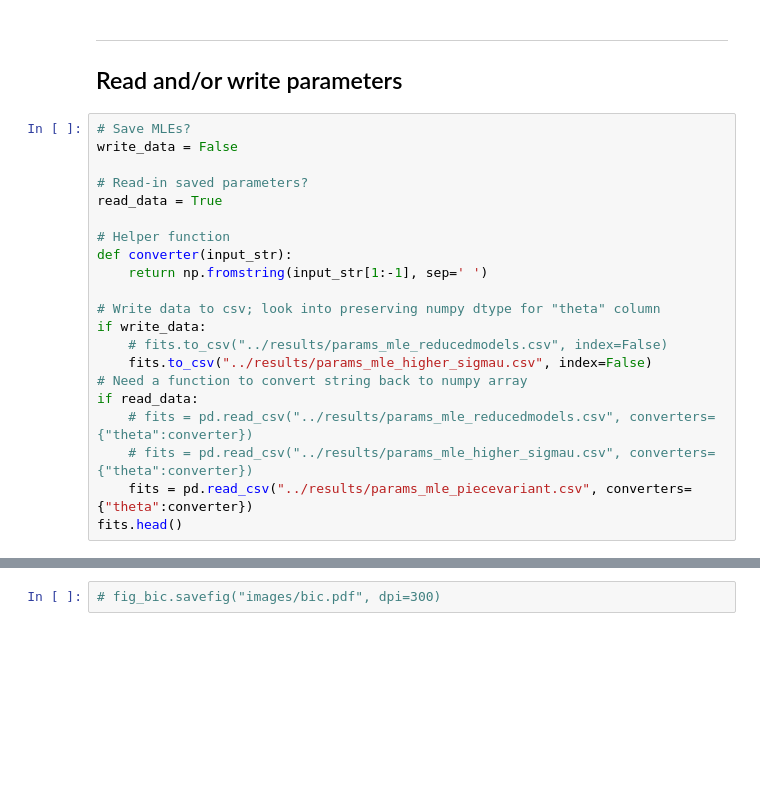
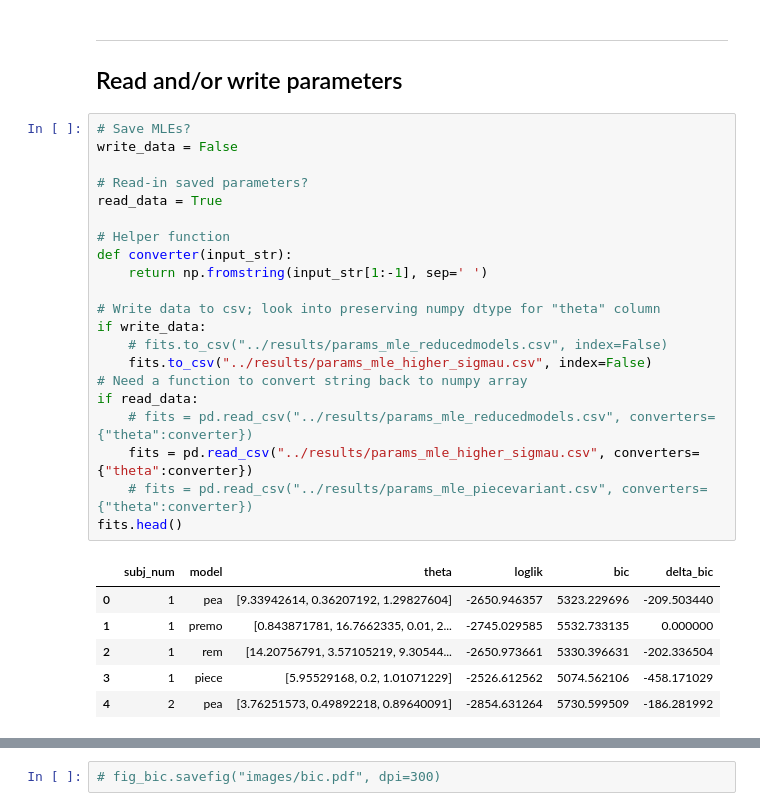
Before and after one commit to ccmlab-ubc/ige-ege, a Jupyter notebook: experiment-1/scripts/model-fitting.ipynb, the cells around one changed output, grey strips where cells are left out. Drawn from its saved outputs; the diff is of its cells as text; blank space fills up the shorter version.

```diff
--- a/experiment-1/scripts/model-fitting.ipynb
+++ b/experiment-1/scripts/model-fitting.ipynb
@@ -281,24 +281,31 @@ fits.groupby("model")["bic"].describe().reset_index()
 # %%
 # Save MLEs?
 write_data = False
 
 # Read-in saved parameters?
 read_data = True
 
 # Helper function
 def converter(input_str):
     return np.fromstring(input_str[1:-1], sep=' ')
 
 # Write data to csv; look into preserving numpy dtype for "theta" column
 if write_data:
     # fits.to_csv("../results/params_mle_reducedmodels.csv", index=False)
     fits.to_csv("../results/params_mle_higher_sigmau.csv", index=False)
 # Need a function to convert string back to numpy array
 if read_data:
     # fits = pd.read_csv("../results/params_mle_reducedmodels.csv", converters={"theta":converter})
-    # fits = pd.read_csv("../results/params_mle_higher_sigmau.csv", converters={"theta":converter})
-    fits = pd.read_csv("../results/params_mle_piecevariant.csv", converters={"theta":converter})
+    fits = pd.read_csv("../results/params_mle_higher_sigmau.csv", converters={"theta":converter})
+    # fits = pd.read_csv("../results/params_mle_piecevariant.csv", converters={"theta":converter})
 fits.head()
+# %% [output]
+|  | subj_num | model | theta | loglik | bic | delta_bic |
+| 0 | 1 | pea | [9.33942614, 0.36207192, 1.29827604] | -2650.946357 | 5323.229696 | -209.503440 |
+| 1 | 1 | premo | [0.843871781, 16.7662335, 0.01, 2... | -2745.029585 | 5532.733135 | 0.000000 |
+| 2 | 1 | rem | [14.20756791, 3.57105219, 9.30544... | -2650.973661 | 5330.396631 | -202.336504 |
+| 3 | 1 | piece | [5.95529168, 0.2, 1.01071229] | -2526.612562 | 5074.562106 | -458.171029 |
+| 4 | 2 | pea | [3.76251573, 0.49892218, 0.89640091] | -2854.631264 | 5730.599509 | -186.281992 |
 # %%
 # Plot MLEs for PIECE params
 sigma_u = np.zeros(16)
```
Also changed, not shown: parts of 8 cells of this notebook, 9 other files.
